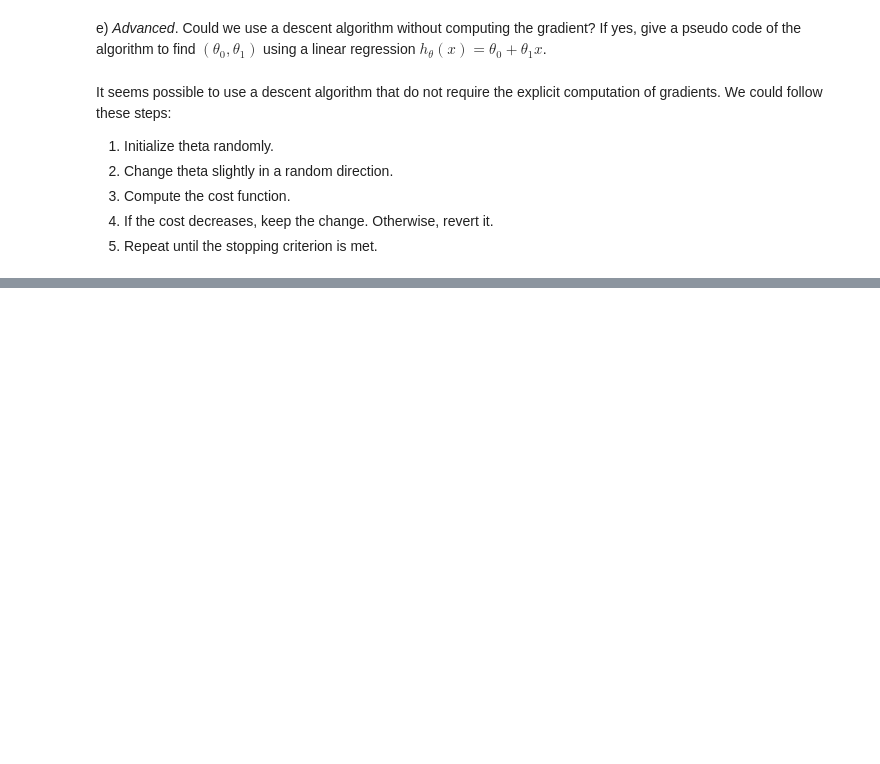
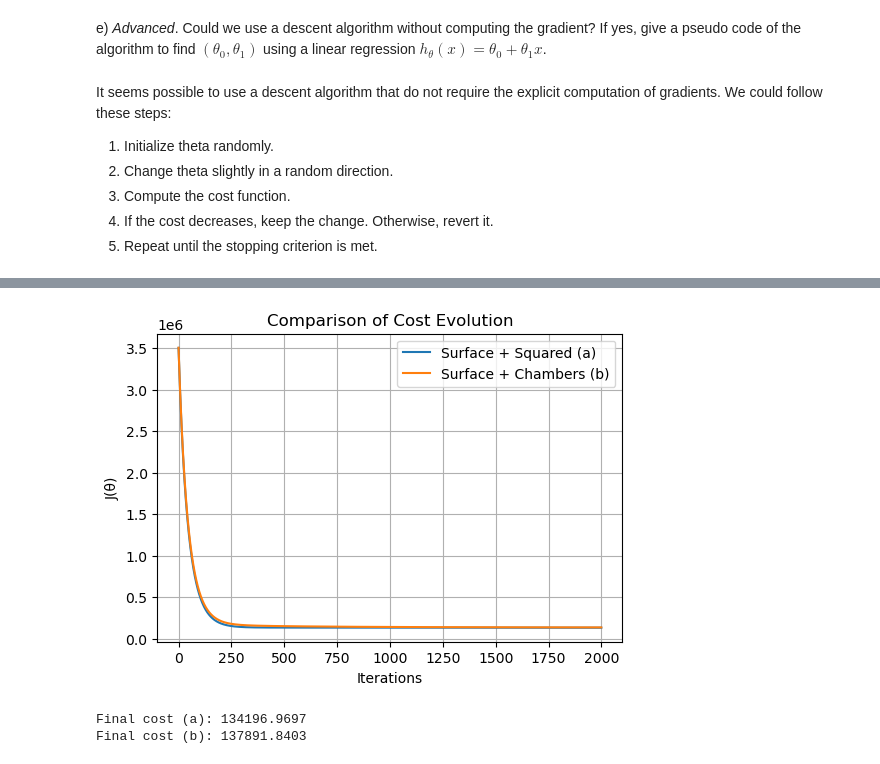
Before and after one commit to evarayHEIG/machle_labs, a Jupyter notebook: pw4/pw4-linear-regression-stud.ipynb, the cells around one changed output, grey strips where cells are left out. Drawn from its saved outputs; the diff is of its cells as text; code cells hidden in the pictures; blank space fills up the shorter version.

```diff
--- a/pw4/pw4-linear-regression-stud.ipynb
+++ b/pw4/pw4-linear-regression-stud.ipynb
@@ -236,0 +343,17 @@ It seems possible to use a descent algorithm that do not require the explicit co
+# %%
+plt.figure(figsize=(6,4))
+plt.plot(cost_a, label="Surface + Squared (a)")
+plt.plot(cost_b, label="Surface + Chambers (b)")
+plt.title("Comparison of Cost Evolution")
+plt.xlabel("Iterations")
+plt.ylabel("J(θ)")
+plt.legend()
+plt.grid(True)
+plt.show()
+
+print(f"Final cost (a): {cost_a[-1]:.4f}")
+print(f"Final cost (b): {cost_b[-1]:.4f}")
+# %% [output]
+[figure, added]
+Final cost (a): 134196.9697
+Final cost (b): 137891.8403
```
Also changed, not shown: parts of 14 cells of this notebook.
